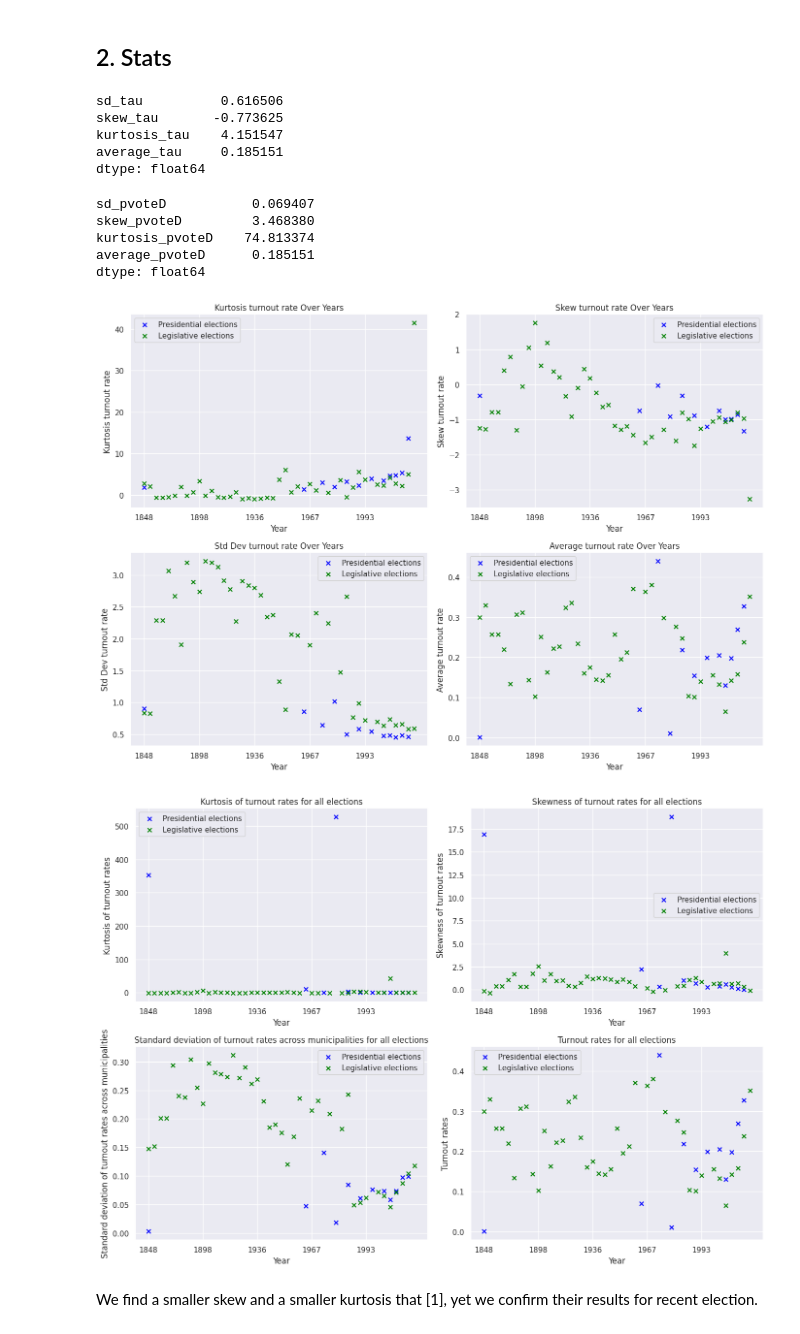
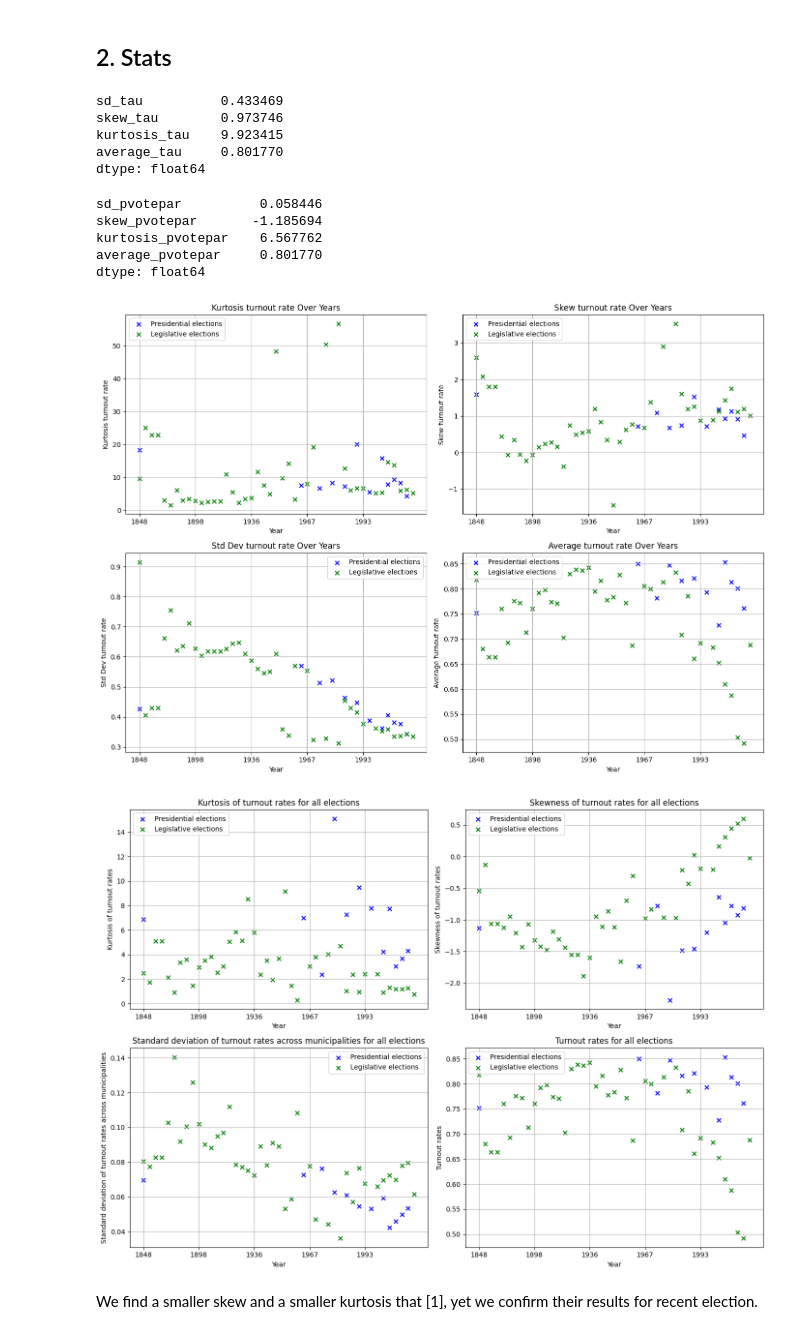
Before and after one commit to artmanceau/electera, a Jupyter notebook: notebooks/model/model_validation.ipynb, the cells around one changed output. Cells and saved outputs as stored; diff of their text form; code cells hidden in the pictures.

```diff
--- a/notebooks/model/model_validation.ipynb
+++ b/notebooks/model/model_validation.ipynb
@@ -79,7 +79,7 @@ def add_logarithm_turnout_rates(dfs_by_file):
 selected_columns_df = add_logarithm_turnout_rates(dfs_by_file)
 # %%
 import polars as pl
-var = 'pvoteD'
+var = 'pvotepar'
 source = f"s3://arthurmanceau/election_modeling_uhcp/data/derived/model_validation/X_{var}.parquet"
 
 X = pl.scan_parquet(
@@ -145,19 +145,19 @@ def compute_election_stat(data, metric):
 stats_df = compute_election_stat(selected_columns_df_pres, metric="tau")
 stats_df.mean(numeric_only=True)
 # %% [output]
-sd_tau          0.616506
-skew_tau       -0.773625
-kurtosis_tau    4.151547
-average_tau     0.185151
+sd_tau          0.433469
+skew_tau        0.973746
+kurtosis_tau    9.923415
+average_tau     0.801770
 dtype: float64
 # %%
 stats_df = compute_election_stat(selected_columns_df_pres, metric=var)
 stats_df.mean(numeric_only=True)
 # %% [output]
-sd_pvoteD           0.069407
-skew_pvoteD         3.468380
-kurtosis_pvoteD    74.813374
-average_pvoteD      0.185151
+sd_pvotepar          0.058446
+skew_pvotepar       -1.185694
+kurtosis_pvotepar    6.567762
+average_pvotepar     0.801770
 dtype: float64
 # %%
 var='tau'
@@ -196,9 +196,9 @@ for col, title, (row, col_idx) in metrics:
 plt.tight_layout()
 plt.show()
 # %% [output]
-[figure, old version]
+[figure, new version]
 # %%
-var='pvoteD'
+var='pvotepar'
 stats_df_pres = compute_election_stat(selected_columns_df_pres, metric=var).sort_values(by="year")
 stats_df_leg = compute_election_stat(selected_columns_df_leg, metric=var).sort_values(by="year")
 
@@ -207,34 +207,34 @@ all_years = sorted(set(stats_df_pres["year"]) | set(stats_df_leg["year"]))
 stats_df_pres = stats_df_pres.set_index("year").reindex(all_years).reset_index()
 stats_df_leg = stats_df_leg.set_index("year").reindex(all_years).reset_index()
 
 fig, axes = plt.subplots(2, 2, figsize=(14, 10), sharex=False)
 fig.patch.set_alpha(0)
 
 metrics = [
     (f"kurtosis_{var}", "Kurtosis of turnout rates", (0, 0)),
     (f"skew_{var}", "Skewness of turnout rates", (0, 1)),
     (f"sd_{var}", "Standard deviation of turnout rates across municipalities", (1, 0)),
     (f"average_{var}", "Turnout rates", (1, 1)),
 ]
 
 for col, title, (row, col_idx) in metrics:
     ax = axes[row, col_idx]
     ax.scatter(stats_df_pres["year"], stats_df_pres[col], color="blue", label="Presidential elections", marker="x")
     ax.scatter(stats_df_leg["year"], stats_df_leg[col], color="green", label="Legislative elections", marker="x")
     ax.set_ylabel(title)
     ax.set_title(f"{title} for all elections")
     ax.set_xlabel("Year")
     ax.legend()
     ax.grid(True)
 
     # Show every Nth year label to avoid crowding
     year_ticks = ax.get_xticks()
     ax.set_xticks(year_ticks[::max(1, len(year_ticks)//5)])
 
 plt.tight_layout()
 plt.show()
 # %% [output]
-[figure, old version]
+[figure, new version]
 # %% [markdown]
 We find a smaller skew and a smaller kurtosis that [1], yet we confirm their results for recent election.
 # %% [markdown]
```
Also changed, not shown: parts of 9 cells of this notebook, 14 other files.
